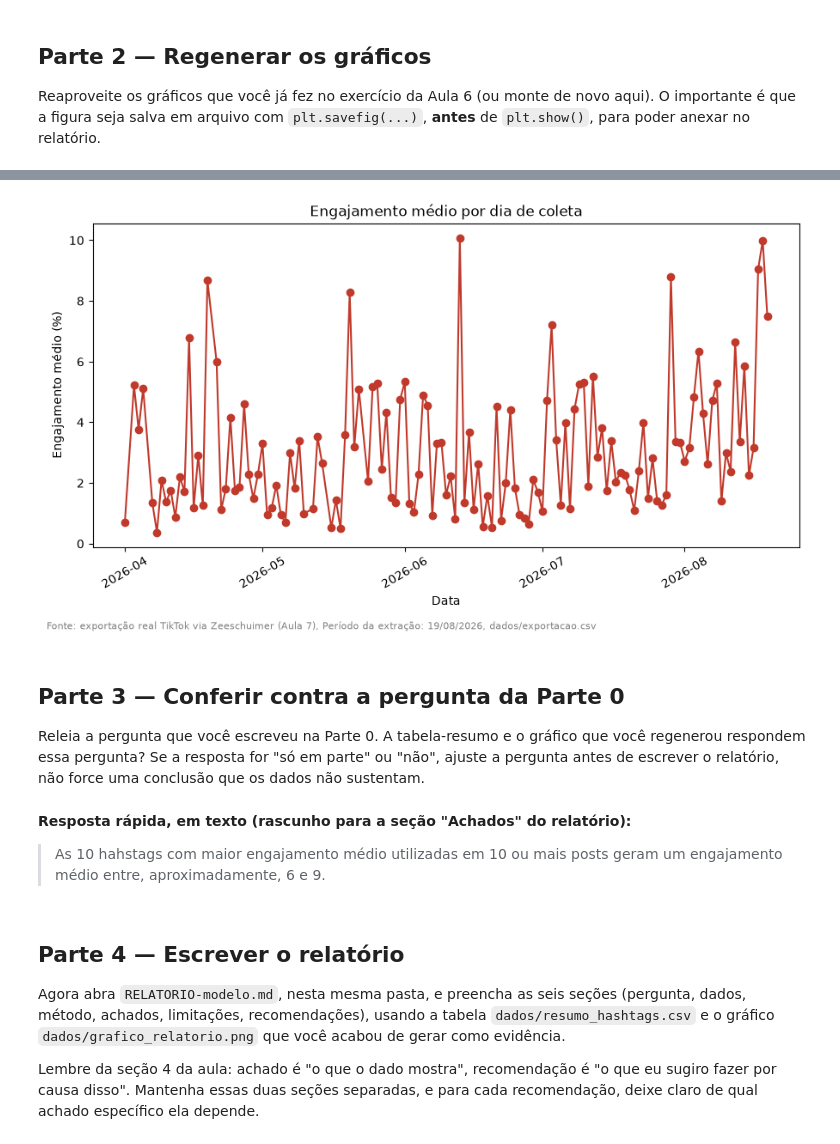
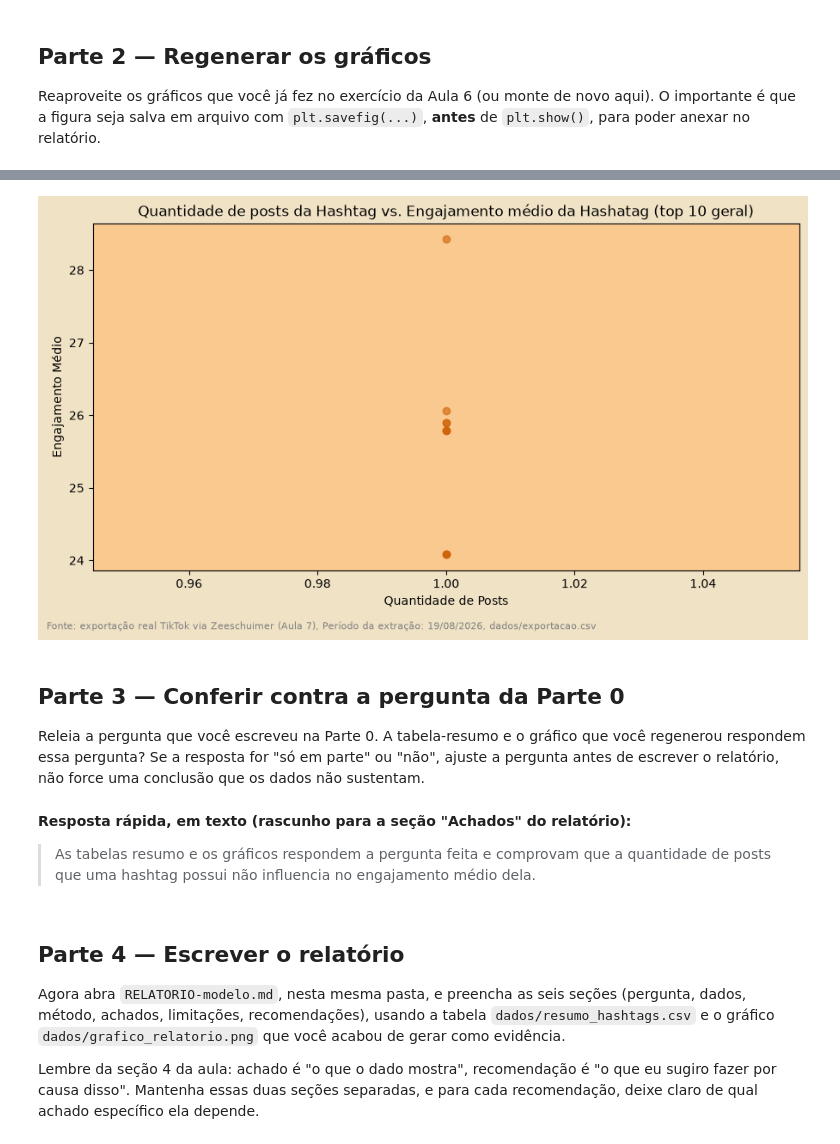
Before and after one commit to sablewin22/extracao-dados-trabalhos-sabrinalewin, a Jupyter notebook: projetos/07-relatorio-analitico/exercicios/exercicio-07-relatorio-analitico.ipynb, the cells around one changed output, grey strips where cells are left out. Drawn from its saved outputs; the diff is of its cells as text; code cells hidden in the pictures.

Commit message:
atualiza aula 7

```diff
--- a/projetos/07-relatorio-analitico/exercicios/exercicio-07-relatorio-analitico.ipynb
+++ b/projetos/07-relatorio-analitico/exercicios/exercicio-07-relatorio-analitico.ipynb
@@ -222,27 +144,29 @@ plt.show()
-# %%
-fig, ax = plt.subplots(figsize=(9, 5))  # nova figura, um gráfico por vez
-
-# data_coleta é datetime.date (veio do .dt.date), então o corte também precisa ser data, não texto
-engajamento_por_dia = engajamento_por_dia[engajamento_por_dia["data_coleta"] >= pd.to_datetime("2026-04-01").date()]
-
-ax.plot(
-    engajamento_por_dia["data_coleta"],
-    engajamento_por_dia["taxa_engajamento"] * 100,
-    marker="o",  # marca cada ponto de dado, importante quando são poucos dias
-    color="#c0392b",
-)
-
-ax.set_title("Engajamento médio por dia de coleta")  # o que o gráfico mostra
-ax.set_xlabel("Data")  # rótulo do eixo horizontal
-ax.set_ylabel("Engajamento médio (%)")  # rótulo do eixo vertical, com unidade
-ax.tick_params(axis="x", rotation=30)  # datas legíveis
-fig.text(0.01, -0.02, "Fonte: exportação real TikTok via Zeeschuimer (Aula 7), Período da extração: 19/08/2026, dados/exportacao.csv", fontsize=8, color="gray")
-
-fig.tight_layout()
-plt.savefig("dados/grafico_engajamento_por_dia_2.png", dpi=120, bbox_inches="tight")
-plt.show()
-# %% [output]
-[figure, removed]
+# %%
+hashtags_geral = resumo_hashtags.head(10)
+
+fig, ax = plt.subplots(figsize=(9, 5))
+
+ax.scatter(
+    hashtags_geral["qtd_posts"],
+    hashtags_geral["engajamento_medio"] * 100,
+    alpha=0.6,  # transparência: ajuda a ver onde os pontos se sobrepõem
+    color="#cf6005",
+)
+
+ax.set_facecolor("#FAC990")
+fig.patch.set_facecolor("#F0E2C5")
+
+ax.set_title("Quantidade de posts da Hashtag vs. Engajamento médio da Hashatag (top 10 geral)")  # pergunta que o gráfico responde, no título
+ax.set_xlabel("Quantidade de Posts")  # rótulo do eixo horizontal
+ax.set_ylabel("Engajamento Médio")  # rótulo do eixo vertical
+# ax.set_xscale("log") # escala logarítmica: sem ela, as poucas contas gigantes esmagam as pequenas num canto do gráfico
+fig.text(0.01, -0.02, "Fonte: exportação real TikTok via Zeeschuimer (Aula 7), Período da extração: 19/08/2026, dados/exportacao.csv", fontsize=8, color="gray")
+
+fig.tight_layout()
+plt.savefig("dados/grafico_posts_hashtagsXengajmento_hashtags.png", dpi=120, bbox_inches="tight")
+plt.show()
+# %% [output]
+[figure, added]
 # %% [markdown]
 ## Parte 3 — Conferir contra a pergunta da Parte 0
 
@@ -250,7 +174,7 @@ Releia a pergunta que você escreveu na Parte 0. A tabela-resumo e o gráfico qu
 # %% [markdown]
 **Resposta rápida, em texto (rascunho para a seção "Achados" do relatório):**
 
-> As 10 hahstags com maior engajamento médio utilizadas em 10 ou mais posts geram um engajamento médio entre, aproximadamente, 6 e 9.
+> As tabelas resumo e os gráficos respondem a pergunta feita e comprovam que a quantidade de posts que uma hashtag possui não influencia no engajamento médio dela.
 # %% [markdown]
 ## Parte 4 — Escrever o relatório
 
```
Also changed, not shown: parts of 6 cells of this notebook, 9 other files.
